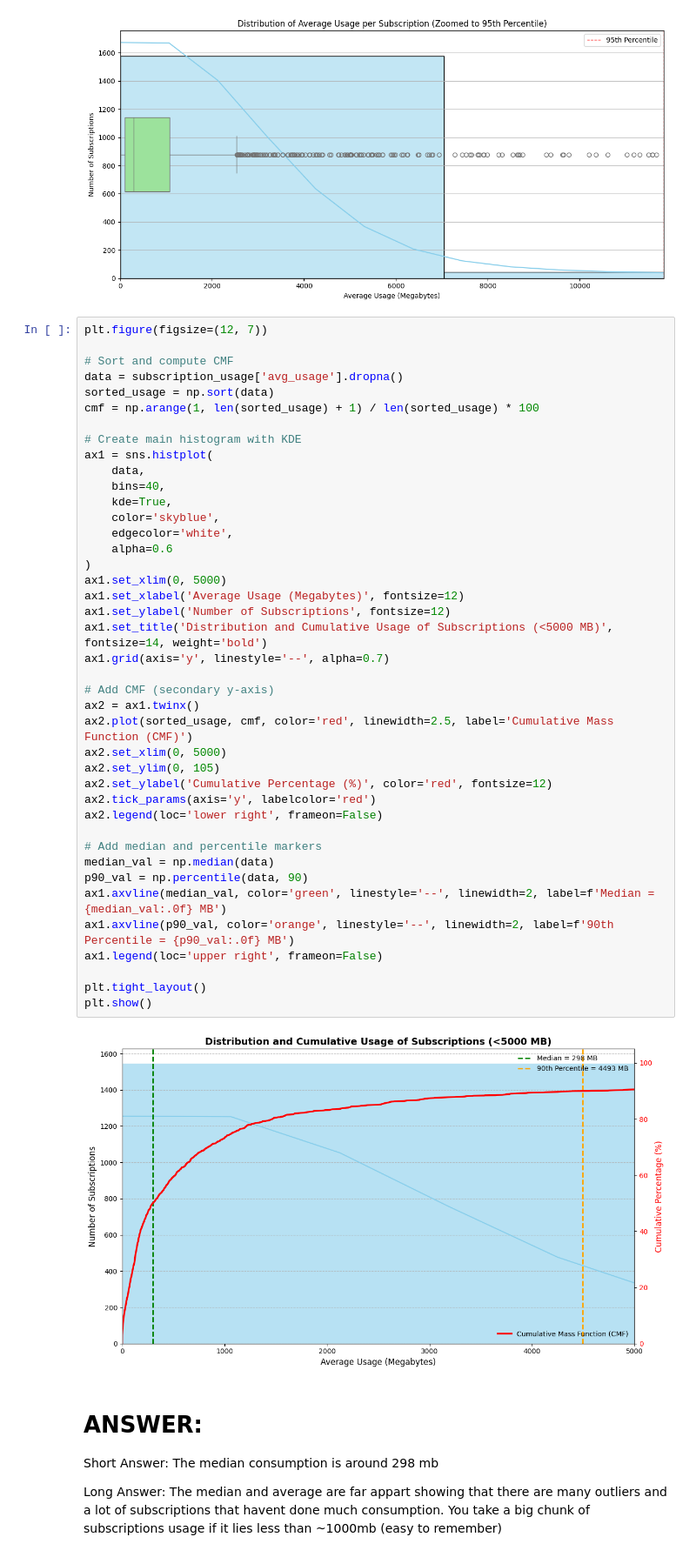
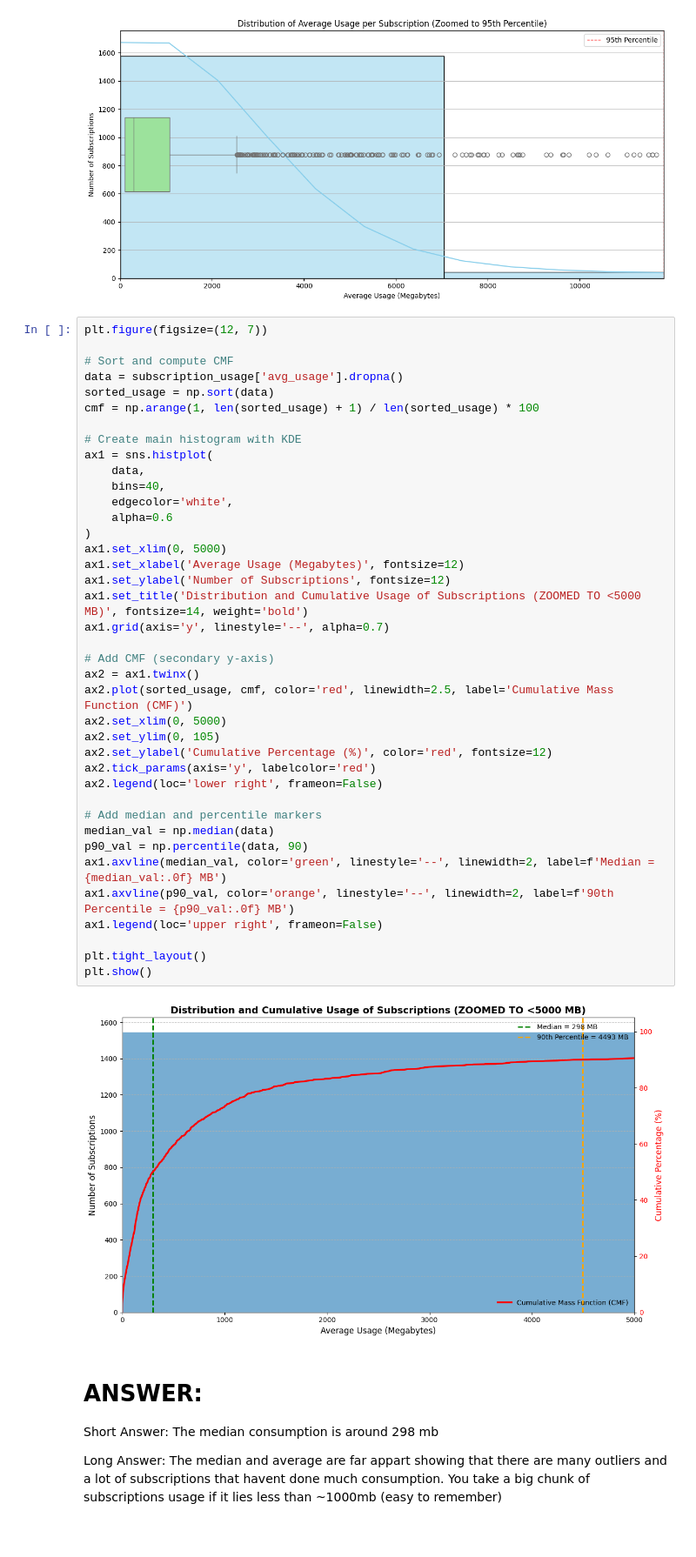
Before and after one commit to Robertoarce/gigs-sql, a Jupyter notebook: analysis.ipynb, the cells around one changed output. Shown: that part at 87% size. Cells and saved outputs as stored; diff of their text form.

Commit message:
second question done with graphs, need cleening

```diff
--- a/analysis.ipynb
+++ b/analysis.ipynb
@@ -582,37 +555,35 @@ cmf = np.arange(1, len(sorted_usage) + 1) / len(sorted_usage) * 100
 ax1 = sns.histplot(
     data,
     bins=40,
-    kde=True,
-    color='skyblue',
     edgecolor='white',
     alpha=0.6
 )
 ax1.set_xlim(0, 5000)
 ax1.set_xlabel('Average Usage (Megabytes)', fontsize=12)
 ax1.set_ylabel('Number of Subscriptions', fontsize=12)
-ax1.set_title('Distribution and Cumulative Usage of Subscriptions (<5000 MB)', fontsize=14, weight='bold')
+ax1.set_title('Distribution and Cumulative Usage of Subscriptions (ZOOMED TO <5000 MB)', fontsize=14, weight='bold')
 ax1.grid(axis='y', linestyle='--', alpha=0.7)
 
 # Add CMF (secondary y-axis)
 ax2 = ax1.twinx()
 ax2.plot(sorted_usage, cmf, color='red', linewidth=2.5, label='Cumulative Mass Function (CMF)')
 ax2.set_xlim(0, 5000)
 ax2.set_ylim(0, 105)
 ax2.set_ylabel('Cumulative Percentage (%)', color='red', fontsize=12)
 ax2.tick_params(axis='y', labelcolor='red')
 ax2.legend(loc='lower right', frameon=False)
 
 # Add median and percentile markers
 median_val = np.median(data)
 p90_val = np.percentile(data, 90)
 ax1.axvline(median_val, color='green', linestyle='--', linewidth=2, label=f'Median = {median_val:.0f} MB')
 ax1.axvline(p90_val, color='orange', linestyle='--', linewidth=2, label=f'90th Percentile = {p90_val:.0f} MB')
 ax1.legend(loc='upper right', frameon=False)
 
 plt.tight_layout()
 plt.show()
 # %% [output]
-[figure, old version]
+[figure, new version]
 # %% [markdown]
 # ANSWER:
 
```
Also changed, not shown: parts of 25 cells of this notebook.
